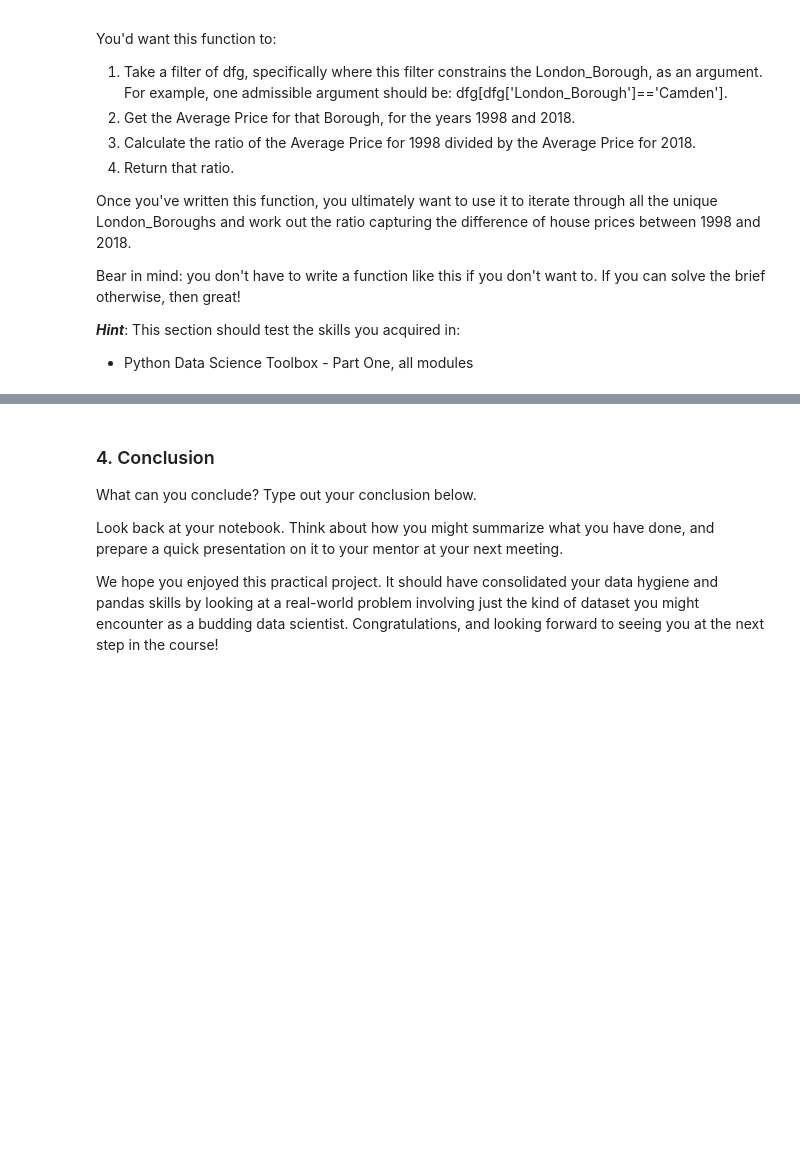
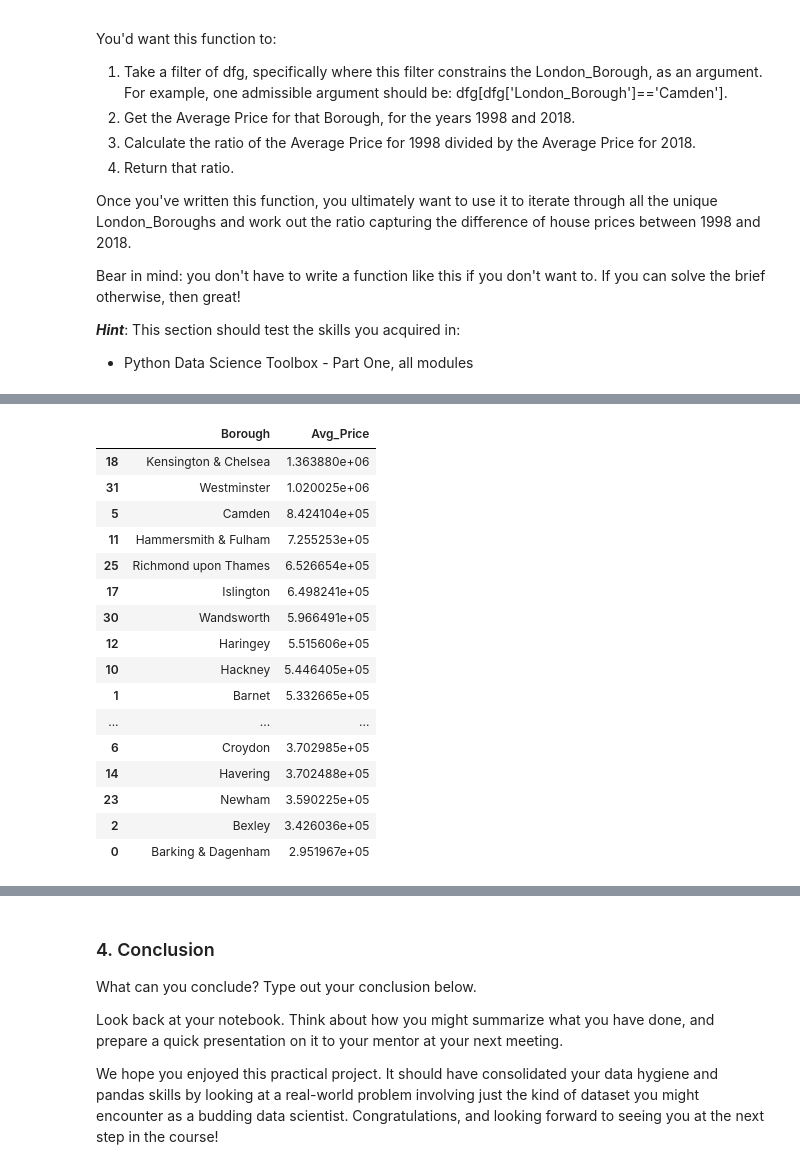
Before and after one commit to arezoo396/SpringBoard, a Jupyter notebook: Unit4Challenge-Tier3.ipynb, the cells around one changed output, grey strips where cells are left out. Saved outputs shown, nothing was run; the diff lists cells and outputs as text; code cells hidden in the pictures; blank space fills up the shorter version.

```diff
--- a/Unit4Challenge-Tier3.ipynb
+++ b/Unit4Challenge-Tier3.ipynb
@@ -461,3 +489,23 @@ R
+# %%
+pd.DataFrame(HP18.items(),columns=(['Borough','Avg_Price'])).sort_values(['Avg_Price'],ascending=False)
+# %% [output]
+|  | Borough | Avg_Price |
+| 18 | Kensington & Chelsea | 1.363880e+06 |
+| 31 | Westminster | 1.020025e+06 |
+| 5 | Camden | 8.424104e+05 |
+| 11 | Hammersmith & Fulham | 7.255253e+05 |
+| 25 | Richmond upon Thames | 6.526654e+05 |
+| 17 | Islington | 6.498241e+05 |
+| 30 | Wandsworth | 5.966491e+05 |
+| 12 | Haringey | 5.515606e+05 |
+| 10 | Hackney | 5.446405e+05 |
+| 1 | Barnet | 5.332665e+05 |
+| ... | ... | ... |
+| 6 | Croydon | 3.702985e+05 |
+| 14 | Havering | 3.702488e+05 |
+| 23 | Newham | 3.590225e+05 |
+| 2 | Bexley | 3.426036e+05 |
+| 0 | Barking & Dagenham | 2.951967e+05 |
 # %%
 df_F=pd.DataFrame(R.items(), columns=['Borough','1998-2018_Ratio'])
 df_F
```
Also changed, not shown: parts of 6 cells of this notebook.
